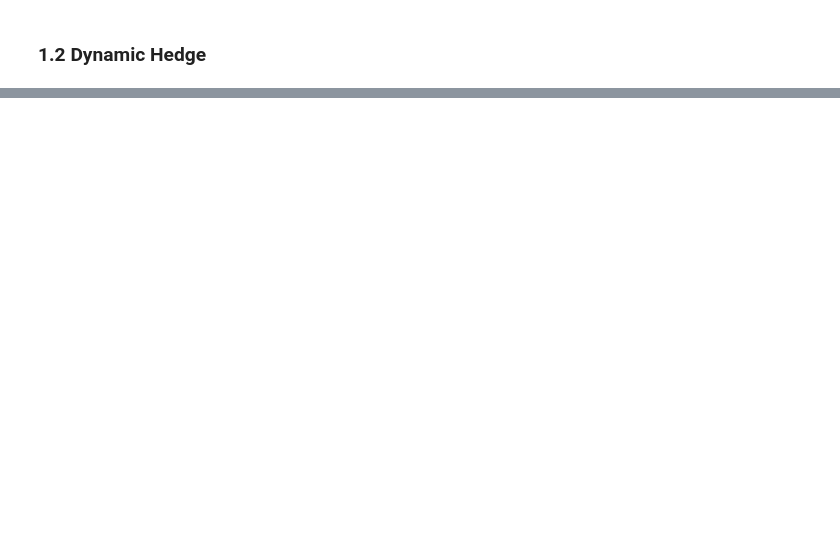
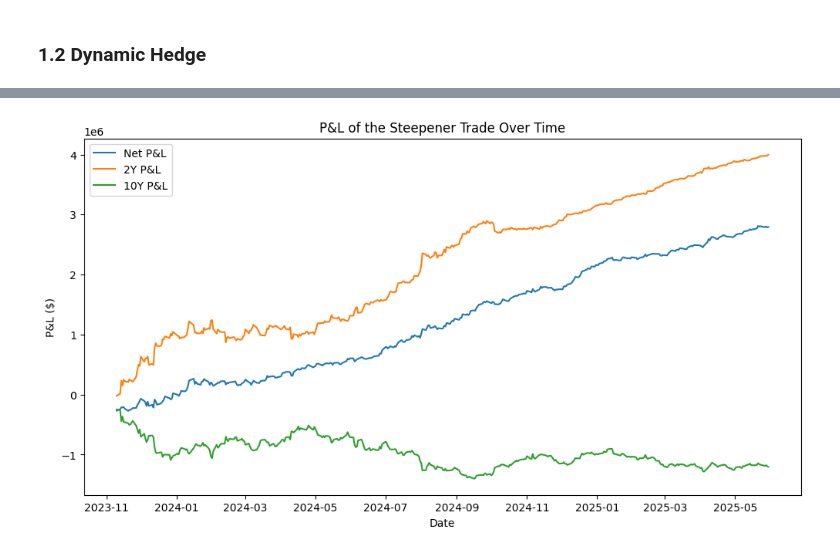
Before and after one commit to y3y-tech/Fixed_Income_Homework, a Jupyter notebook: Homework2/The_Steepener_Trade_Yiyang.ipynb, the cells around one changed output, grey strips where cells are left out. Saved outputs shown, nothing was run; the diff lists cells and outputs as text; code cells hidden in the pictures; blank space fills up the shorter version.

```diff
--- a/Homework2/The_Steepener_Trade_Yiyang.ipynb
+++ b/Homework2/The_Steepener_Trade_Yiyang.ipynb
@@ -126,0 +221,94 @@ plt.legend()
+# %%
+net_pnl = 0
+net_pnl_list = []
+two_year_pnl = 0
+ten_year_pnl = 0
+two_year_pnl_list = []
+ten_year_pnl_list = []
+
+coupon_rate_2yr = info.loc['cpn rate', 207652]
+coupon_rate_10yr = info.loc['cpn rate', 208147]
+
+coupon_per_bond_2yr = coupon_rate_2yr / 2  # 0.375 / 2 = 0.1875
+coupon_per_bond_10yr = coupon_rate_10yr / 2  # 4.5 / 2 = 2.25
+
+# Initialize positions on day 0
+dirty_2y_init = dirty.iloc[0, :].loc[207652]
+dirty_10y_init = dirty.iloc[0, :].loc[208147]
+dur_2y_init = duration.iloc[0, :].loc[207652]
+dur_10y_init = duration.iloc[0, :].loc[208147]
+
+two_year_bond = long_position / dirty_2y_init
+hedge_ratio = (dur_2y_init * dirty_2y_init) / (dur_10y_init * dirty_10y_init)
+short_dollar = long_position * hedge_ratio
+ten_year_bond = short_dollar / dirty_10y_init
+
+last_coupon_date_2yr = None
+last_coupon_date_10yr = None
+
+for i in range(1, len(dirty)):
+    date = dirty.index[i]
+
+    # Store prior position (for coupon calculation)
+    two_year_bond_prev = two_year_bond
+    ten_year_bond_prev = ten_year_bond
+
+    # Get prices
+    dirty_2y_prev = dirty.iloc[i-1, :].loc[207652]
+    dirty_10y_prev = dirty.iloc[i-1, :].loc[208147]
+    dirty_2y_curr = dirty.iloc[i, :].loc[207652]
+    dirty_10y_curr = dirty.iloc[i, :].loc[208147]
+    clean_2y_curr = clean.iloc[i, :].loc[207652]
+    clean_10y_curr = clean.iloc[i, :].loc[208147]
+
+
+    # In your loop, replace the coupon detection with:
+    if abs(dirty_2y_curr - clean_2y_curr) < 0.01:
+        # Only count if we haven't already counted this coupon period
+        if last_coupon_date_2yr is None or (date - last_coupon_date_2yr).days > 30:
+            print(f"2 year bond on {date} is at clean price. Cashflow just got paid.")
+            coupon_cash_2y = two_year_bond_prev * coupon_per_bond_2yr
+            net_pnl += coupon_cash_2y
+            two_year_pnl += coupon_cash_2y
+            last_coupon_date_2yr = date
+
+    if abs(dirty_10y_curr - clean_10y_curr) < 0.01:
+        if last_coupon_date_10yr is None or (date - last_coupon_date_10yr).days > 30:
+            print(f"10 year bond on {date} is at clean price. Cashflow just got paid.")
+            coupon_cash_10y = -ten_year_bond_prev * coupon_per_bond_10yr
+            net_pnl += coupon_cash_10y
+            ten_year_pnl += coupon_cash_10y
+            last_coupon_date_10yr = date
+
+    # Calculate P&L from price changes
+    pnl_2y = two_year_bond_prev * (dirty_2y_curr - dirty_2y_prev)
+    pnl_10y = -ten_year_bond_prev * (dirty_10y_curr - dirty_10y_prev)
+
+    net_pnl += pnl_2y + pnl_10y
+    two_year_pnl += pnl_2y
+    ten_year_pnl += pnl_10y
+
+    net_pnl_list.append((date, net_pnl))
+    two_year_pnl_list.append((date, two_year_pnl))
+    ten_year_pnl_list.append((date, ten_year_pnl))
+
+    # Rebalance for next period
+    two_year_bond = long_position / dirty_2y_curr
+    dur_2y = duration.iloc[i, :].loc[207652]
+    dur_10y = duration.iloc[i, :].loc[208147]
+    hedge_ratio = (dur_2y * dirty_2y_curr) / (dur_10y * dirty_10y_curr)
+    short_dollar = long_position * hedge_ratio
+    ten_year_bond = short_dollar / dirty_10y_curr
+
+# Plotting
+import matplotlib.pyplot as plt
+plt.figure(figsize=(12, 6))
+plt.plot([x[0] for x in net_pnl_list], [x[1] for x in net_pnl_list], label='Net P&L')
+plt.plot([x[0] for x in two_year_pnl_list], [x[1] for x in two_year_pnl_list], label='2Y P&L')
+plt.plot([x[0] for x in ten_year_pnl_list], [x[1] for x in ten_year_pnl_list], label='10Y P&L')
+plt.xlabel('Date')
+plt.ylabel('P&L ($)')
+plt.title('P&L of the Steepener Trade Over Time')
+plt.legend()
+plt.show()
+# %% [output]
@@ -126,0 +322 @@ plt.legend()
+[figure, added]
```
Also changed, not shown: parts of 14 cells of this notebook, 1 other file.
